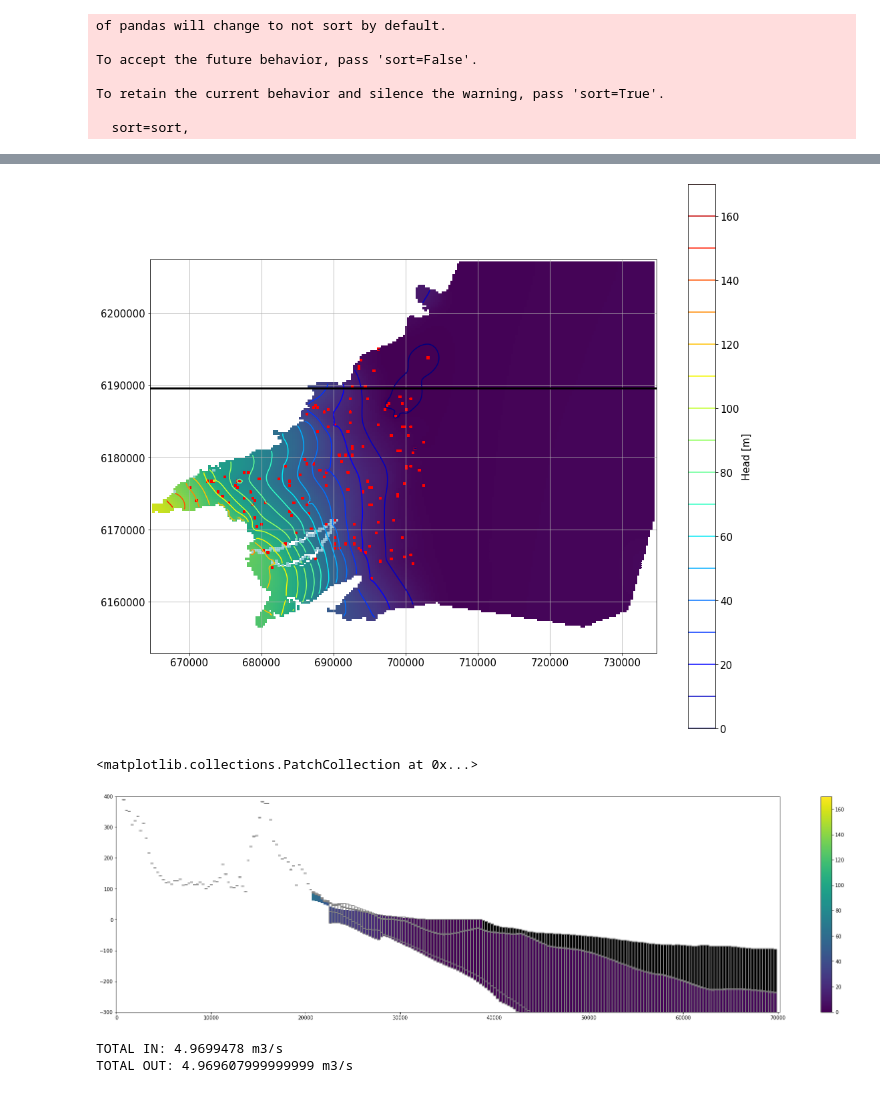
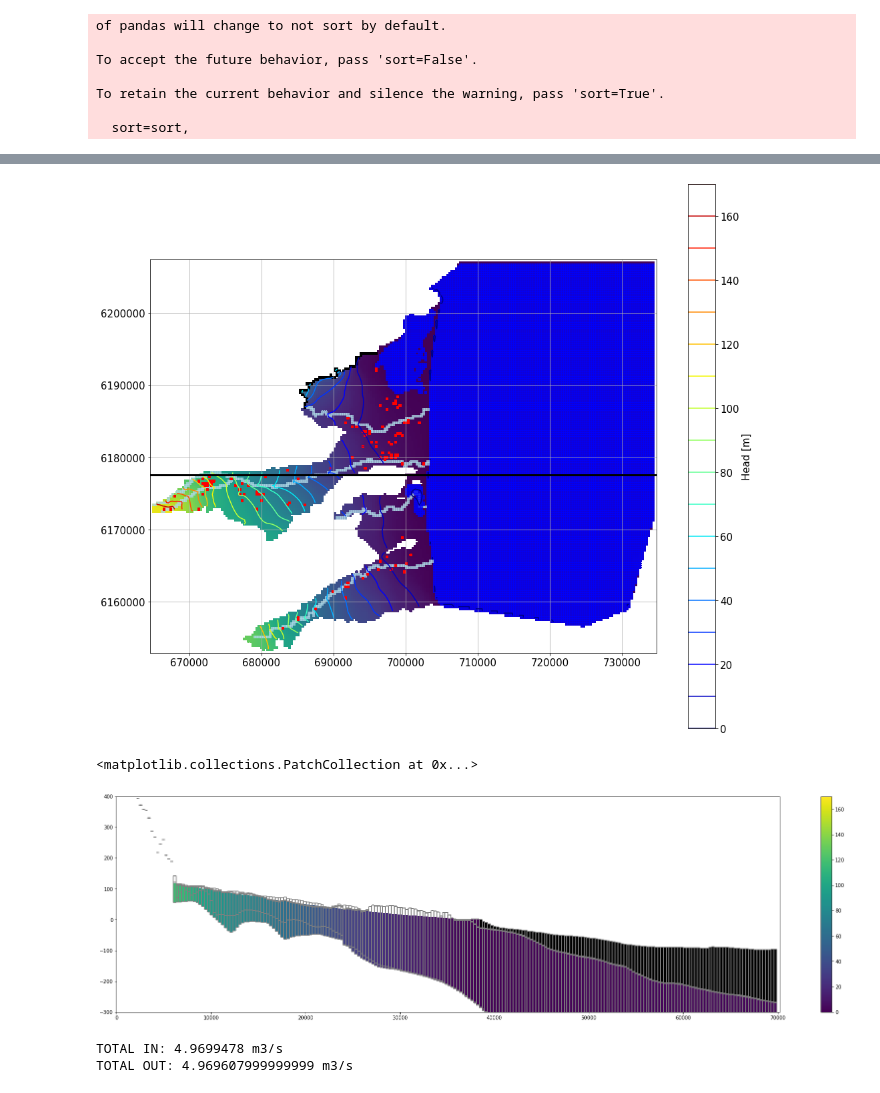
Before and after one commit to LudovicSchorpp/TM_Ludovic_Schorpp, a Jupyter notebook: codes_tests/Modeles3D/test_3D/test_3D.ipynb, the cells around one changed output, grey strips where cells are left out. Drawn from its saved outputs; the diff is of its cells as text; code cells hidden in the pictures.

Commit message:
Multi layer pliocene

```diff
--- a/codes_tests/Modeles3D/test_3D/test_3D.ipynb
+++ b/codes_tests/Modeles3D/test_3D/test_3D.ipynb
@@ -304,39 +306,39 @@ head = get_heads(model_name,model_dir)
 
 # make a plot
 fig = plt.figure(figsize=(17,15))
-layer = 2
+layer = 0
 ax  = plt.subplot(1, 1,1, aspect='equal')
 ml = fp.plot.PlotMapView(model=gwf,layer=layer)
 
 hmesh=ml.plot_array(head[layer],masked_values=[0,1e30],cmap="viridis")
 hmesh.set_clim(0,170)
 cont=ml.contour_array(head[layer],masked_values=[0,1e30],levels=np.linspace(0,170,18),cmap="jet")
 
 # plot bc
 ml.plot_bc("sea",color="b",alpha=0.5)
 
 for riv in rivfiles:
     ml.plot_bc(riv,color="lightblue",alpha=0.5)
 
 ml.plot_bc("eta",color="b",alpha=0.5)
 ml.plot_bc("wel")
 ml.plot_bc("Corb")
 # plot Cross-section
-row = 60
+row = 100
 x = [x0,x1]
 y = [y1-(row+.5)*delc,y1-(row+.5)*delc]
 ax.plot(x,y,"k",linewidth=3)
 
 
 ax.tick_params(labelsize=15)
 
 g = plt.colorbar(cont)
 g.set_label("Head [m]",fontsize=15)
 g.ax.tick_params(labelsize=15)
 
 ax.grid()
 # %% [output]
-[figure, old version]
+[figure, new version]
 # %%
 fig,ax = plt.subplots(figsize=(30,8))
 x=fp.plot.PlotCrossSection(gwf,line={"row" :row})
@@ -350,7 +352,7 @@ ax.set_ylim(-300,400)
 x.plot_bc("sea")
 # %% [output]
 <matplotlib.collections.PatchCollection at 0x...>
-[figure, old version]
+[figure, new version]
 # %%
 #total budget
 fig,ax = plt.subplots(figsize=(8,4))
```
Also changed, not shown: parts of 2 cells of this notebook, 55 other files.
